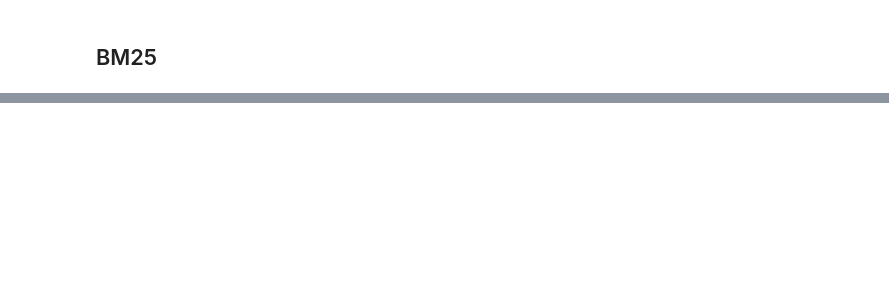
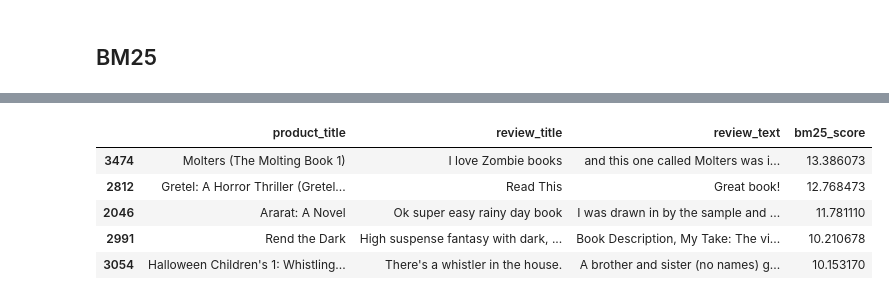
Before and after one commit to UBC-MDS/DSCI_575_project_artazyan_eduard08, a Jupyter notebook: notebooks/milestone1_exploration.ipynb, the cells around one changed output, grey strips where cells are left out. Cells and saved outputs as stored; diff of their text form; code cells hidden in the pictures; blank space fills up the shorter version.

```diff
--- a/notebooks/milestone1_exploration.ipynb
+++ b/notebooks/milestone1_exploration.ipynb
@@ -349,3 +357,14 @@ bm25_results
+# %%
+query = "scary horror books"
+bm25_ex3= bm25_search(query, bm25_model, merged_df, top_k=5)
+bm25_ex3
+# %% [output]
+|  | product_title | review_title | review_text | bm25_score |
+| 3474 | Molters (The Molting Book 1) | I love Zombie books | and this one called Molters was i... | 13.386073 |
+| 2812 | Gretel: A Horror Thriller (Gretel... | Read This | Great book! | 12.768473 |
+| 2046 | Ararat: A Novel | Ok super easy rainy day book | I was drawn in by the sample and ... | 11.781110 |
+| 2991 | Rend the Dark | High suspense fantasy with dark, ... | Book Description, My Take: The vi... | 10.210678 |
+| 3054 | Halloween Children's 1: Whistling... | There's a whistler in the house. | A brother and sister (no names) g... | 10.153170 |
 # %%
 # Save the tokenized corpus and BM25 index so they can be reused later without rebuilding
 
```
Also changed, not shown: parts of 13 cells of this notebook, 4 other files.
